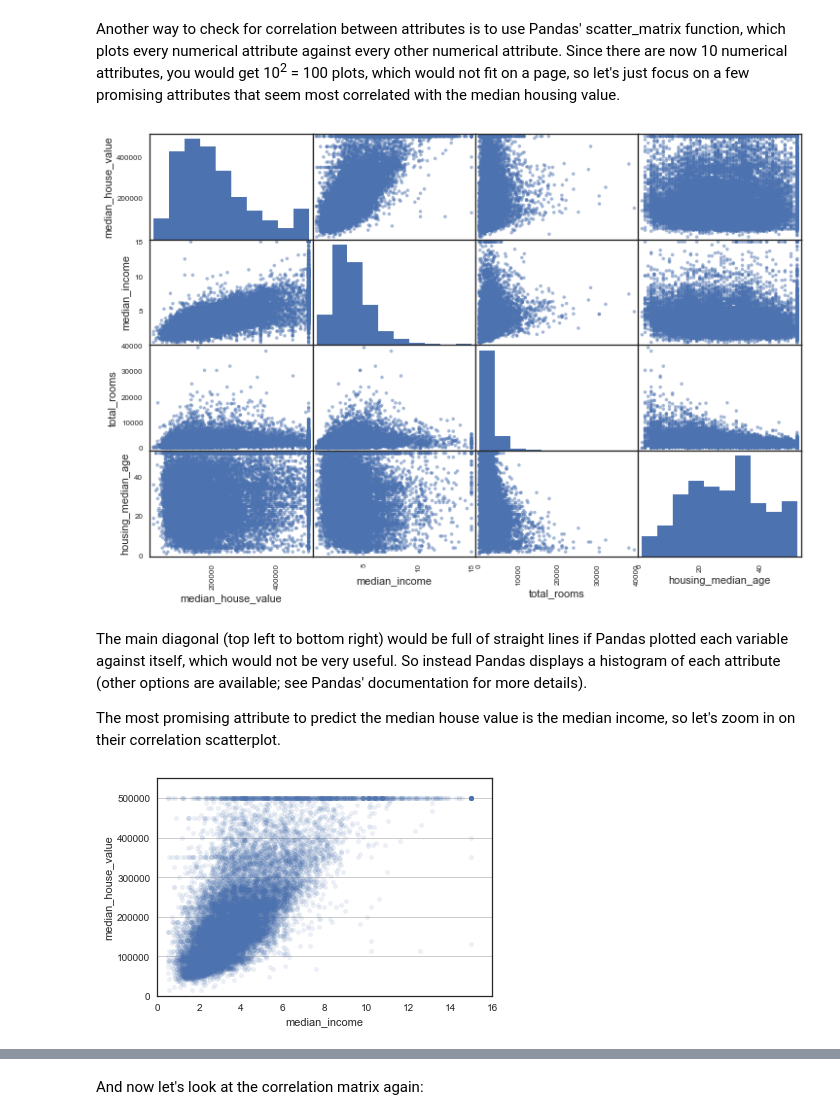
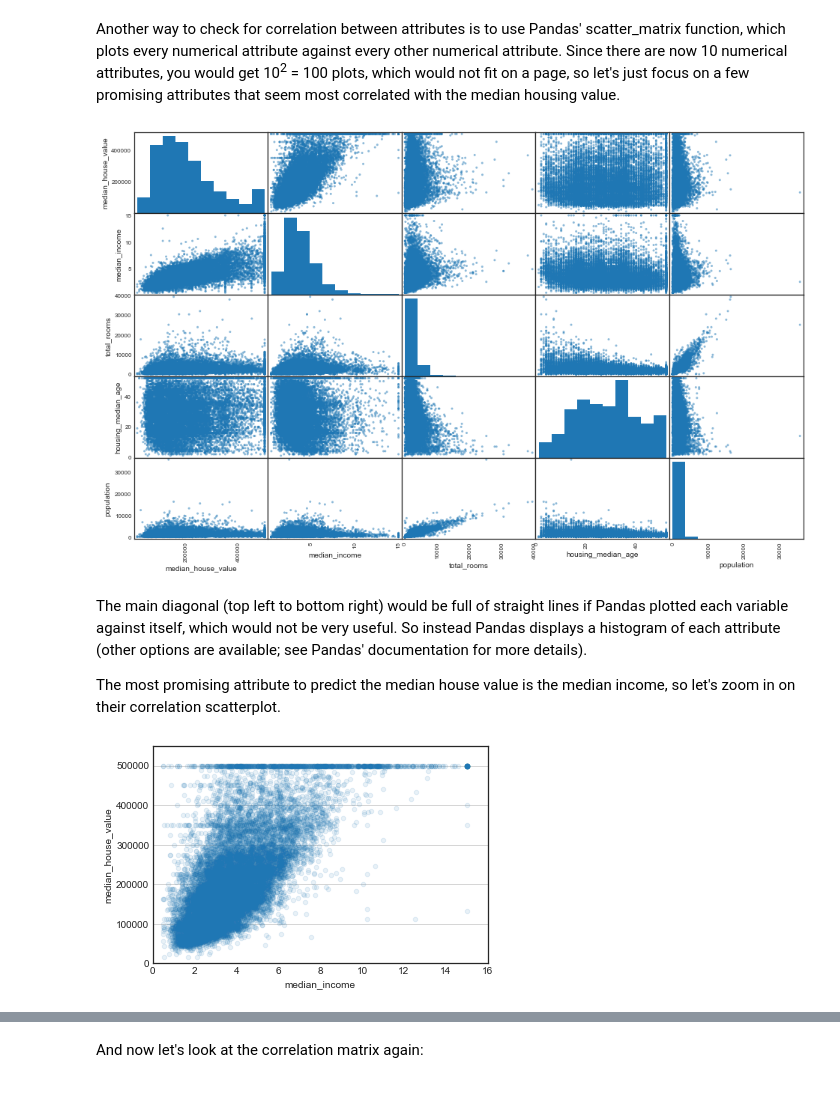
Before and after one commit to LinuxAI-PKU/ml-workspace, a Jupyter notebook: housing-price-prediction-regression/housing-price-prediction-regression.ipynb, the cells around one changed output, grey strips where cells are left out. Drawn from its saved outputs; the diff is of its cells as text; code cells hidden in the pictures; blank space fills up the shorter version.

```diff
--- a/housing-price-prediction-regression/housing-price-prediction-regression.ipynb
+++ b/housing-price-prediction-regression/housing-price-prediction-regression.ipynb
@@ -238,7 +246,8 @@ housing_all_df["income_cat"].hist();
 Now we are ready to do stratified sampling based on the income category. For this we can use Scikit-Learn's `train_test_split` with `stratify` parameter.
 # %%
 # stratified sampling
-strat_train_set, strat_test_set = train_test_split(housing_all_df, test_size=0.2, stratify = housing_all_df['income_cat'], random_state=42)
+strat_train_set, strat_test_set = train_test_split(housing_all_df, test_size=0.2,
+                                                   stratify = housing_all_df['income_cat'], random_state=random_state)
 # %% [markdown]
 Let's see if this worked as expected. We can start by looking at the income category proportions in the full housing dataset:
 # %%
@@ -283,7 +292,5 @@ The table above compares the income category proportions in the overall dataset,
 
 Now we should remove the income_cat attribute so the data is back to its original state:
 # %%
-#strat_train_set = strat_train_set.copy()
-#strat_test_set = strat_test_set.copy()
-strat_train_set.drop("income_cat", axis=1, inplace=True)
-strat_test_set.drop("income_cat", axis=1, inplace=True)
+strat_train_set = strat_train_set.drop("income_cat", axis=1)
+strat_test_set = strat_test_set.drop("income_cat", axis=1)
@@ -301,5 +299,5 @@ See the caveats in the documentation: http://pandas.pydata.org/pandas-docs/stabl
 
 So far we have only taken a quick glance at the data to get a general understanding of the kind of data we are manipulating. Now the goal is to go a little bit more in depth. First, make sure we have put the test set aside and we are only exploring the training set. Also, if the training set is very large, we may want to sample an exploration set, to make manipulations easy and fast. In our case, the set is quite small so we can just work directly on the full set. Let's create a copy so we can play with it without harming the training set:
 # %%
-housing_strat_train = strat_train_set.copy()
+housing_train = strat_train_set.copy()
 # %% [markdown]
@@ -399,20 +396,20 @@ Another way to check for correlation between attributes is to use Pandas' scatte
 # %%
 from pandas.plotting import scatter_matrix
 
-attributes = ['median_house_value', 'median_income', 'total_rooms', 'housing_median_age']
-scatter_matrix(housing_strat_train[attributes], figsize=(12,8));
+attributes = ['median_house_value', 'median_income', 'total_rooms', 'housing_median_age', 'population']
+scatter_matrix(housing_train[attributes], diagonal='hist', figsize=(16,10));
 # %% [output]
-[figure, old version]
+[figure, new version]
 # %% [markdown]
 The main diagonal (top left to bottom right) would be full of straight lines if Pandas plotted each variable against itself, which would not be very useful. So instead Pandas displays a histogram of each attribute (other options are available; see Pandas' documentation for more details).
 
 The most promising attribute to predict the median house value is the median income, so let's zoom in on their correlation scatterplot.
 # %%
-housing_strat_train.plot(kind='scatter', x='median_income', y='median_house_value', alpha=0.1)
+housing_train.plot(kind='scatter', x='median_income', y='median_house_value', alpha=0.1)
 plt.axis([0, 16, 0, 550000])
 plt.grid(which='major', axis='y');
 # %% [output]
-[figure, old version]
+[figure, new version]
 # %% [markdown]
 This plot reveals a few things. First, the correlation is indeed very strong; we can clearly see the upward trend and the points are not too dispersed. Second, the price cap that we noticed earlier is clearly visible as a horizontal line at \$500,000. But this plot reveals other less obvious straight lines: a horizontal line around \$450,000, another around \$350,000, perhaps one around \$280,000, and a few more below that. We may want to try removing the corresponding districts to prevent our algorithms from learning to reproduce these data quirks.
 
```
Also changed, not shown: parts of 164 cells of this notebook.
